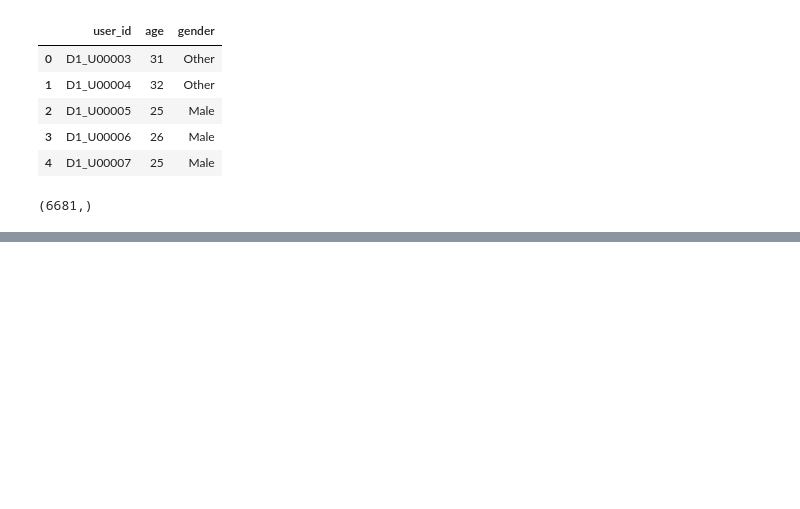
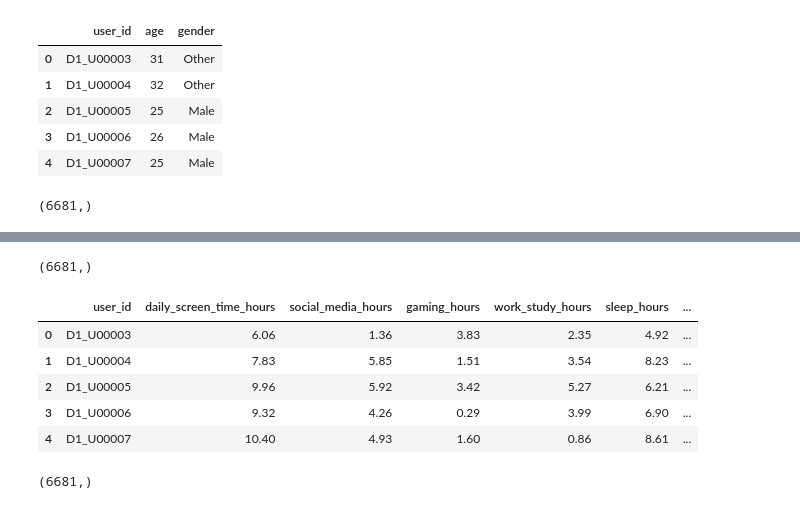
Before and after one commit to BugBananaLiver/Smartphone_Addiction_Analysis, a Jupyter notebook: Smartphone_Database_SQL.ipynb, the cells around one changed output, grey strips where cells are left out. Cells and saved outputs as stored; diff of their text form; code cells hidden in the pictures; blank space fills up the shorter version.

Commit message:
all data inserted into tables and sqlite3

```diff
--- a/Smartphone_Database_SQL.ipynb
+++ b/Smartphone_Database_SQL.ipynb
@@ -285,0 +314,29 @@ with sqlite3.connect("Smartphone.db") as connection:
+# %%
+with sqlite3.connect("Smartphone.db") as connection:
+    cursor = connection.cursor()
+
+    cursor.execute('SELECT COUNT(*) FROM behavior_d1')
+    print(cursor.fetchone())
+# %% [output]
+(6681,)
+# %%
+hours_d1 = df1[
+    [
+        'user_id',
+        'daily_screen_time_hours',
+        'social_media_hours',
+        'gaming_hours',
+        'work_study_hours',
+        'sleep_hours',
+        'weekend_screen_time'
+    ]
+]
+# %%
+hours_d1.head()
+# %% [output]
+|  | user_id | daily_screen_time_hours | social_media_hours | gaming_hours | work_study_hours | sleep_hours | ... |
+| 0 | D1_U00003 | 6.06 | 1.36 | 3.83 | 2.35 | 4.92 | ... |
+| 1 | D1_U00004 | 7.83 | 5.85 | 1.51 | 3.54 | 8.23 | ... |
+| 2 | D1_U00005 | 9.96 | 5.92 | 3.42 | 5.27 | 6.21 | ... |
+| 3 | D1_U00006 | 9.32 | 4.26 | 0.29 | 3.99 | 6.90 | ... |
+| 4 | D1_U00007 | 10.40 | 4.93 | 1.60 | 0.86 | 8.61 | ... |
@@ -285,0 +351,8 @@ with sqlite3.connect("Smartphone.db") as connection:
+# %%
+with sqlite3.connect("Smartphone.db") as connection:
+    cursor = connection.cursor()
+
+    cursor.execute('SELECT COUNT(*) FROM hours_d1')
+    print(cursor.fetchone())
+# %% [output]
+(6681,)
```
Also changed, not shown: parts of 16 cells of this notebook, 2 other files.
